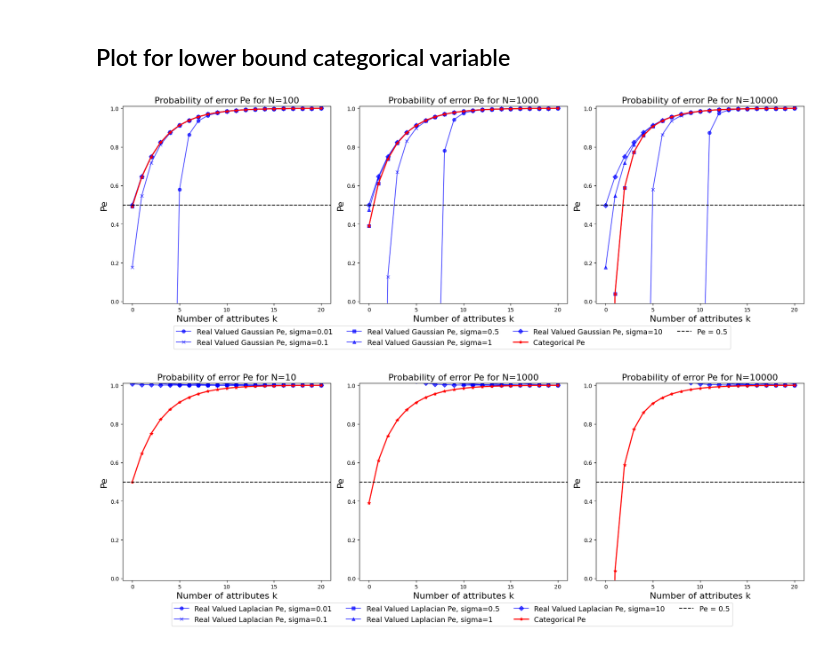
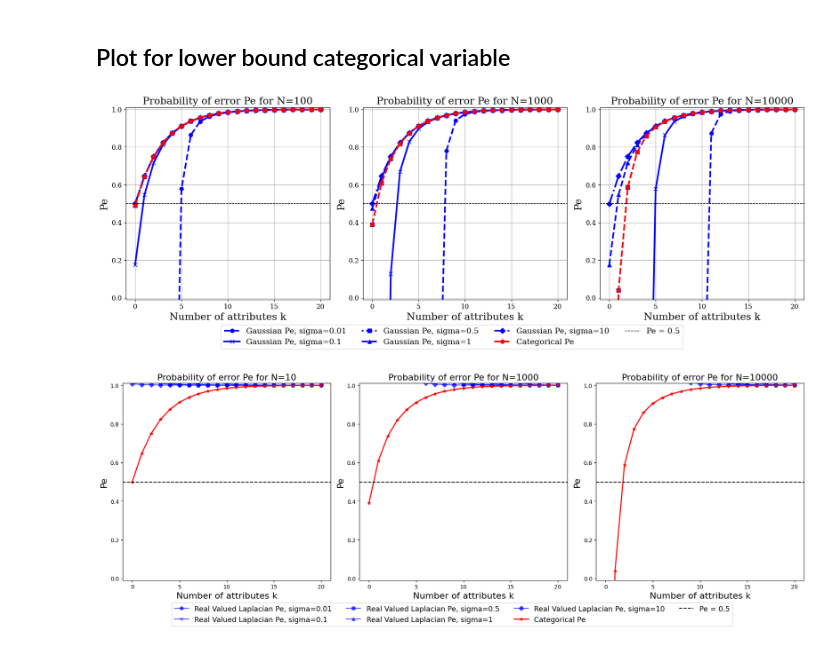
Before and after one commit to geometric-intelligence/bop, a Jupyter notebook: probability_of_error.ipynb, the cells around one changed output. Saved outputs shown, nothing was run; the diff lists cells and outputs as text; code cells hidden in the pictures.

Commit message:
fixing plot

```diff
--- a/probability_of_error.ipynb
+++ b/probability_of_error.ipynb
@@ -33,6 +33,11 @@ import warnings; warnings.simplefilter('ignore')
 import matplotlib.cm as cm
 import matplotlib.pyplot as plt
 import numpy as np
+
+# Global settings for fonts and plot style
+plt.rcParams["font.family"] = "serif"  # Set the font to serif
+plt.rcParams["font.size"] = 12  # Set a standard font size for plots
+plt.rcParams["axes.grid"] = True  # Enable grid for all plots
 
 def lower_bound_categorical(k, n=1000, epsilon=0.01):
     """Compute the lower bound to Pe for the binary valued cost function case.
@@ -72,31 +77,35 @@ def lower_bound_laplacian(k, n=1000, epsilon=-0.01, sigma=1):
 k_values = np.arange(0, 21)
 
 sigma_values = [0.01, 0.1, 0.5, 1, 10]
-fontsize = 16
+fontsize = 18
 
 def plot_lower_bound_categorical(ax, n, color='red'):
     lower_bound_values = lower_bound_categorical(k_values, n=n)
-    ax.plot(k_values, lower_bound_values, label=f"Categorical Pe", color=color, linewidth=2, linestyle="-", marker ='*')
+    ax.plot(k_values, lower_bound_values, label=f"Categorical Pe", color=color,
+            linewidth=3, linestyle="--", marker='o', markersize=7)  # Use custom markers
 
-    ax.axhline(y=0.5, c="black", linestyle="--", label="Pe = 0.5")
+    ax.axhline(y=0.5, c="black", linestyle="--", linewidth=1, label="Pe = 0.5")
     ax.set_ylim((-0.01, 1.01))
     ax.set_xticks(np.arange(min(k_values), max(k_values) + 1, 5))
     ax.set_ylabel("Pe", fontsize=fontsize)
     ax.set_xlabel("Number of attributes k", fontsize=fontsize)
     ax.set_title(f"Probability of error Pe for N={n}", fontsize=fontsize)
 
-def plot_lower_bound_normal(ax, n):
-    # Define a list of marker styles
+def plot_lower_bound_normal(ax, n, color='blue'):
+    # Define a list of marker styles for consistency
     line_markers = ['o', 'x', 's', '^', 'D', 'p', '*']
+    line_styles = ['--', '-', ':', '--', '-.', '--', '-']
 
     # Iterate over sigma values and their corresponding marker
     for i, sigma in enumerate(sigma_values):
         lower_bound_values = lower_bound_normal(k_values, sigma=sigma, n=n)
         marker = line_markers[i % len(line_markers)]  # Cycle through the markers
-        ax.plot(k_values, lower_bound_values, label=f"Real Valued Gaussian Pe, sigma={sigma}",
-                color='blue', alpha=0.7, linestyle='-', marker=marker)
+        linestyle = line_styles[i % len(line_styles)]  # Cycle through line styles
+        # Use the same color for all lines
+        ax.plot(k_values, lower_bound_values, label=f"Gaussian Pe, sigma={sigma}",
+                color=color, linestyle=linestyle, marker=marker, markersize=7, linewidth=3)
 
-    ax.axhline(y=0.5, c="black", linestyle="--")
+    ax.axhline(y=0.5, c="black", linestyle="--", linewidth=1)
     ax.set_ylim((-0.01, 1.01))
     ax.set_xticks(np.arange(min(k_values), max(k_values) + 1, 5))
     ax.set_ylabel("Pe", fontsize=fontsize)
@@ -125,35 +134,35 @@ def plot_lower_bound_laplacian(ax, n):
 fig, axes = plt.subplots(nrows=1, ncols=3, figsize=(18, 6))  # Adjusted figsize for 3 subplots side by side
 
 # Plot for different values of n on separate subplots
 n_values = [100, 1000, 10**4]
 
 # List to store handles and labels for the legend
 handles = []
 labels = []
 
 for i, n in enumerate(n_values):
     ax = axes[i]
 
     # Plot the normal lower bounds first
     plot_lower_bound_normal(ax, n)
 
     # Plot the categorical lower bounds last, so they are on top
     plot_lower_bound_categorical(ax, n, color='red')
 
     # Collect handles and labels for the legend (only from the first subplot)
     if i == 0:
         handle, label = ax.get_legend_handles_labels()
         handles += handle
         labels += label
 
 # Create a single legend for the entire figure, stacked by adjusting ncol
-fig.legend(handles, labels, loc='lower center', fontsize=13, ncol=4, bbox_to_anchor=(0.5, -0.1))
+fig.legend(handles, labels, loc='lower center', fontsize=14, ncol=4, bbox_to_anchor=(0.5, -0.1))
 
 # Adjust layout to prevent overlap and display the plot
 plt.tight_layout()
 plt.show()
 # %% [output]
-[figure, old version]
+[figure, new version]
 # %%
 # Create the figure and axes for 1 row and 3 columns of subplots
 fig, axes = plt.subplots(nrows=1, ncols=3, figsize=(18, 6))  # Adjusted figsize for 3 subplots side by side
```
